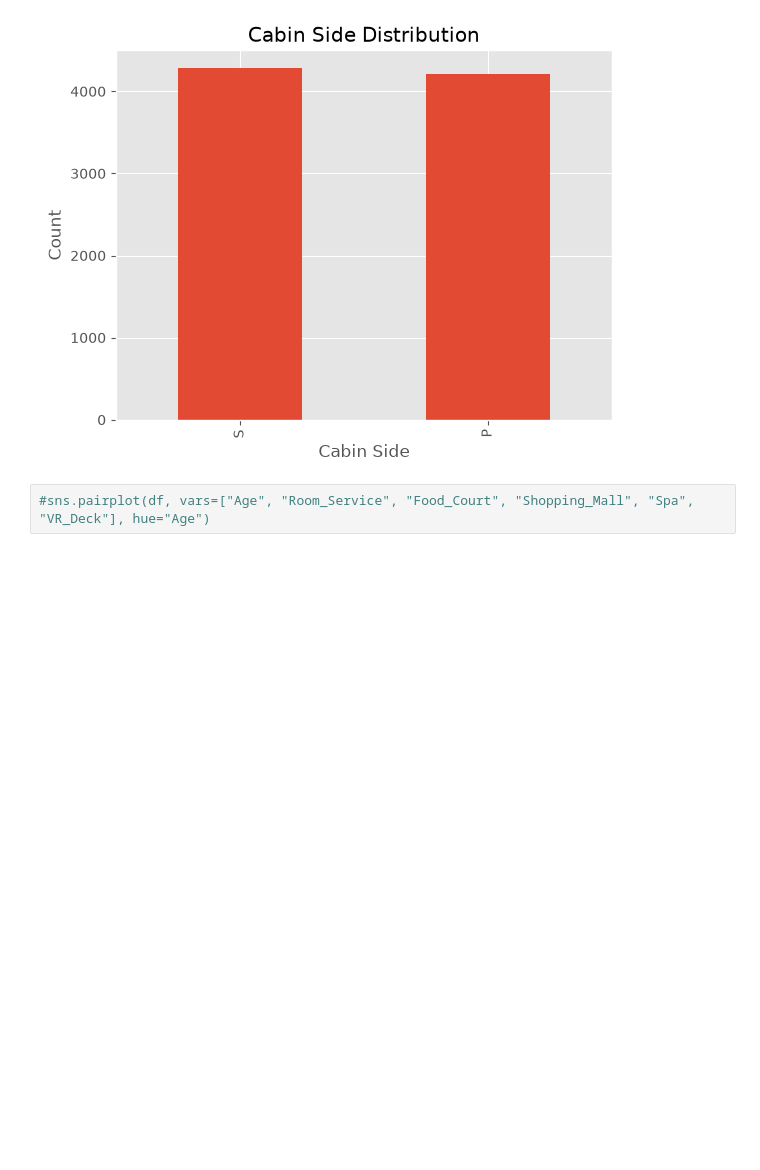
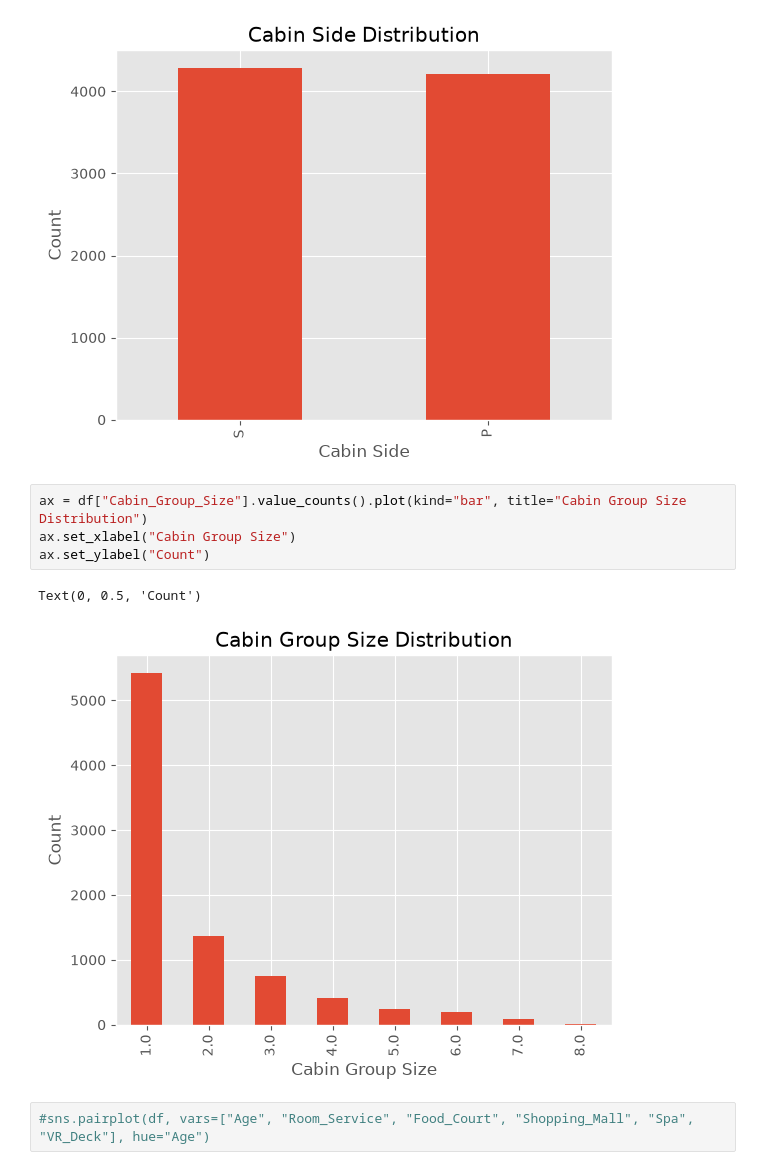
Before and after one commit to ash1ra/Spaceship-Titanic, a Jupyter notebook: Spaceship Titanic v2.ipynb, the cells around one changed output. Saved outputs shown, nothing was run; the diff lists cells and outputs as text; blank space fills up the shorter version.

```diff
--- a/Spaceship Titanic v2.ipynb
+++ b/Spaceship Titanic v2.ipynb
@@ -334,6 +355,13 @@ ax.set_ylabel("Count")
 # %% [output]
 Text(0, 0.5, 'Count')
 [figure]
+# %%
+ax = df["Cabin_Group_Size"].value_counts().plot(kind="bar", title="Cabin Group Size Distribution")
+ax.set_xlabel("Cabin Group Size")
+ax.set_ylabel("Count")
+# %% [output]
+Text(0, 0.5, 'Count')
+[figure, added]
 # %%
 #sns.pairplot(df, vars=["Age", "Room_Service", "Food_Court", "Shopping_Mall", "Spa", "VR_Deck"], hue="Age")
 # %%
```
Also changed, not shown: parts of 21 cells of this notebook.
